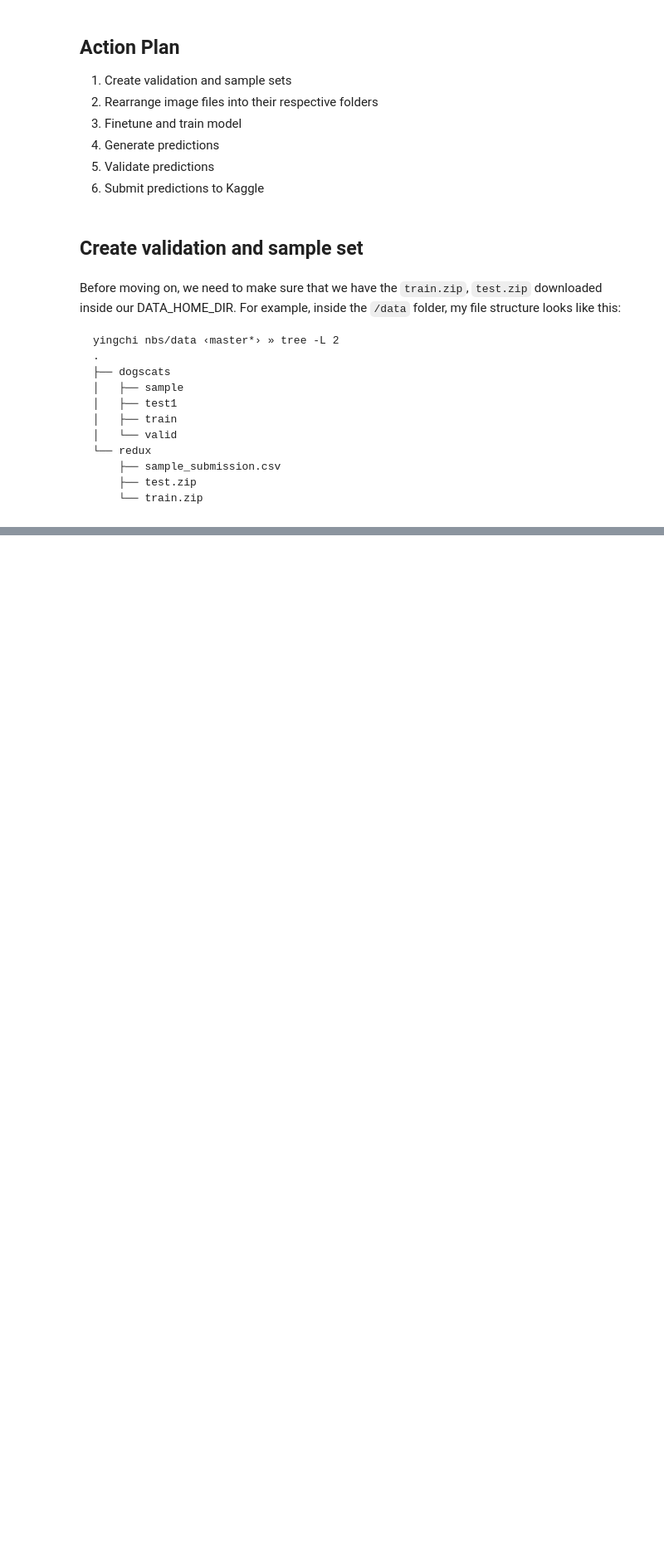
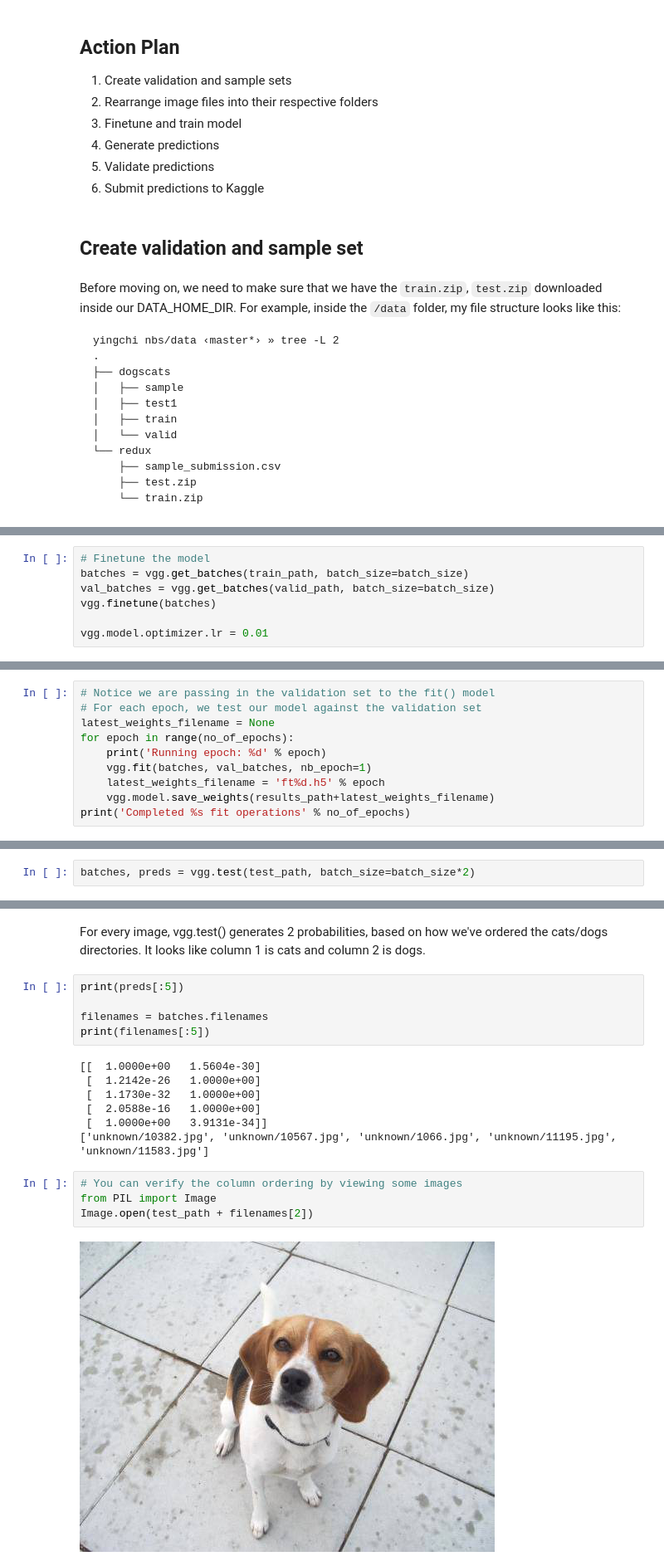
Before and after one commit to yingchi/fastai-notes, a Jupyter notebook: deeplearning1/nbs/dogs_cats_redux_yingchi.ipynb, the cells around one changed output, grey strips where cells are left out. Shown at 83% size. Drawn from its saved outputs; the diff is of its cells as text; blank space fills up the shorter version.

```diff
--- a/deeplearning1/nbs/dogs_cats_redux_yingchi.ipynb
+++ b/deeplearning1/nbs/dogs_cats_redux_yingchi.ipynb
@@ -75,0 +199,7 @@ yingchi nbs/data ‹master*› » tree -L 2
+# %%
+# Finetune the model
+batches = vgg.get_batches(train_path, batch_size=batch_size)
+val_batches = vgg.get_batches(valid_path, batch_size=batch_size)
+vgg.finetune(batches)
+
+vgg.model.optimizer.lr = 0.01
@@ -75,0 +209,10 @@ yingchi nbs/data ‹master*› » tree -L 2
+# %%
+# Notice we are passing in the validation set to the fit() model
+# For each epoch, we test our model against the validation set
+latest_weights_filename = None
+for epoch in range(no_of_epochs):
+    print('Running epoch: %d' % epoch)
+    vgg.fit(batches, val_batches, nb_epoch=1)
+    latest_weights_filename = 'ft%d.h5' % epoch
+    vgg.model.save_weights(results_path+latest_weights_filename)
+print('Completed %s fit operations' % no_of_epochs)
@@ -75,0 +231,2 @@ yingchi nbs/data ‹master*› » tree -L 2
+# %%
+batches, preds = vgg.test(test_path, batch_size=batch_size*2)
@@ -75,0 +235,20 @@ yingchi nbs/data ‹master*› » tree -L 2
+# %% [markdown]
+For every image, vgg.test() generates 2 probabilities, based on how we've ordered the cats/dogs directories. It looks like column 1 is cats and column 2 is dogs.
+# %%
+print(preds[:5])
+
+filenames = batches.filenames
+print(filenames[:5])
+# %% [output]
+[[  1.0000e+00   1.5604e-30]
+ [  1.2142e-26   1.0000e+00]
+ [  1.1730e-32   1.0000e+00]
+ [  2.0588e-16   1.0000e+00]
+ [  1.0000e+00   3.9131e-34]]
+['unknown/10382.jpg', 'unknown/10567.jpg', 'unknown/1066.jpg', 'unknown/11195.jpg', 'unknown/11583.jpg']
+# %%
+# You can verify the column ordering by viewing some images
+from PIL import Image
+Image.open(test_path + filenames[2])
+# %% [output]
+[figure, added]
```
Also changed, not shown: parts of 45 cells of this notebook, 1 other file.
